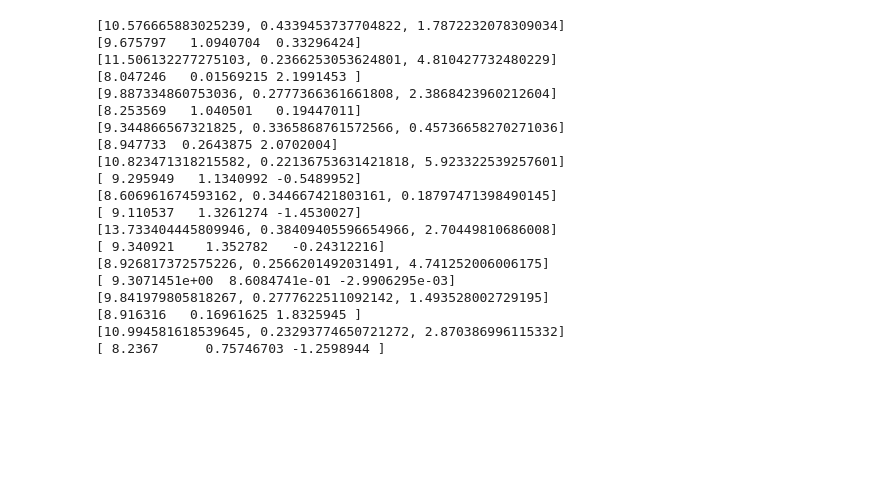
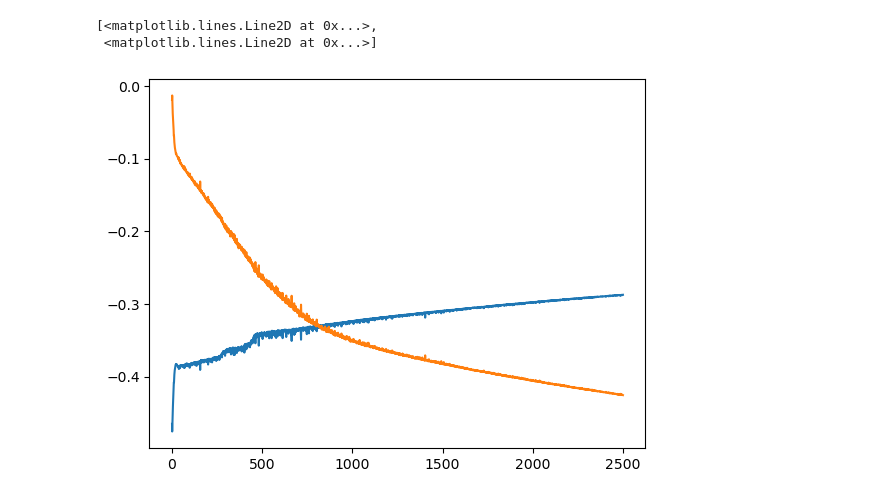
Before and after one commit to BeichenXu/MasProjectLISA, a Jupyter notebook: training.ipynb, the cells around one changed output. Drawn from its saved outputs; the diff is of its cells as text; code cells hidden in the pictures; blank space fills up the shorter version.

```diff
--- a/training.ipynb
+++ b/training.ipynb
@@ -17,8 +16,8 @@ device = torch.device("cuda" if torch.cuda.is_available() else "cpu")
 # %%
 dataset = []
 
-for i in range(100):
-    SG = Signal_Generator(num_sources=1, noise_amplitude=1)
+for i in range(16000):
+    SG = Signal_Generator(num_sources=1, noise_amplitude=0)
     signals = SG.generating_signal()
     params = SG.printing_parameters()
     signal = signals['Signal'].values
@@ -28,10 +27,10 @@ for i in range(100):
 
     dataset.append((signal_tensor, params_tensor))
 
-train_loader = utils.data.DataLoader(dataset, batch_size=4, shuffle=True)
+train_loader = utils.data.DataLoader(dataset, batch_size=128, shuffle=True)
 
-num_latent_variables = 10
-learning_rate = 0.0001
+num_latent_variables = 20
+learning_rate = 1e-5
 # %%
 class GAN():
     def __init__(self, dataset, num_latent_variables, lr):
@@ -114,7 +108,7 @@ g_loss_list = []
 d_loss_list = []
 
 num_epochs = 50
-num_discriminator = 30
+num_discriminator = 3
 num_generator = 3
 
 for epoch in range(num_epochs):
@@ -164,27 +140,6 @@ for i in range(10):
 
     print(params)
     print(generated_params)
-# %% [output]
-[10.576665883025239, 0.4339453737704822, 1.7872232078309034]
-[9.675797   1.0940704  0.33296424]
-[11.506132277275103, 0.2366253053624801, 4.810427732480229]
-[8.047246   0.01569215 2.1991453 ]
-[9.887334860753036, 0.2777366361661808, 2.3868423960212604]
-[8.253569   1.040501   0.19447011]
-[9.344866567321825, 0.3365868761572566, 0.45736658270271036]
-[8.947733  0.2643875 2.0702004]
-[10.823471318215582, 0.22136753631421818, 5.923322539257601]
-[ 9.295949   1.1340992 -0.5489952]
-[8.606961674593162, 0.344667421803161, 0.18797471398490145]
-[ 9.110537   1.3261274 -1.4530027]
-[13.733404445809946, 0.38409405596654966, 2.70449810686008]
-[ 9.340921    1.352782   -0.24312216]
-[8.926817372575226, 0.2566201492031491, 4.741252006006175]
-[ 9.3071451e+00  8.6084741e-01 -2.9906295e-03]
-[9.841979805818267, 0.2777622511092142, 1.493528002729195]
-[8.916316   0.16961625 1.8325945 ]
-[10.994581618539645, 0.23293774650721272, 2.870386996115332]
-[ 8.2367      0.75746703 -1.2598944 ]
 # %%
 class WGAN():
     def __init__(self, dataset, num_latent_variables, lr, weight_clip):
@@ -204,22 +159,24 @@ class WGAN():
     def wasserstein_loss(self, output_d, y):
         return torch.mean(output_d * y)
 
-    def train_generator(self, signal_tensor, z):
-        generated_params = self.generator(signal_tensor, z)
-        fake_output = self.discriminator(signal_tensor, generated_params)
+    def train_generator(self, signal_tensor, params_tensor, z):
+        fake_params = self.generator(signal_tensor, z)
+        fake_output = self.discriminator(signal_tensor, fake_params)
+        real_output = self.discriminator(signal_tensor, params_tensor)
         g_loss = -torch.mean(fake_output)
+        d_loss = -(torch.mean(real_output) - torch.mean(fake_output))
 
         self.optimizer_g.zero_grad()
         g_loss.backward()
         self.optimizer_g.step()
 
-        return g_loss.item()
+        return g_loss.item(), d_loss.item()
 
     def train_discriminator(self, signal_tensor, params_tensor, z):
-        fake_params = self.generator(signal_tensor, z).detach()
+        fake_params = self.generator(signal_tensor, z)
+        fake_output = self.discriminator(signal_tensor, fake_params)
         real_output = self.discriminator(signal_tensor, params_tensor)
-        fake_output = self.discriminator(signal_tensor, fake_params)
-
+        g_loss = -torch.mean(fake_output)
         d_loss = -(torch.mean(real_output) - torch.mean(fake_output))
 
         self.optimizer_d.zero_grad()
@@ -230,16 +187,21 @@ class WGAN():
         for p in self.discriminator.parameters():
             p.data.clamp_(-self.weight_clip, self.weight_clip)
 
-
-        return d_loss.item()
+        return g_loss.item(), d_loss.item()
 # %%
-wgan = WGAN(dataset, num_latent_variables=num_latent_variables, lr=learning_rate, weight_clip=0.01)
+wgan = WGAN(dataset, num_latent_variables=num_latent_variables, lr=learning_rate, weight_clip=0.1)
 
-d_loss_list = []
+loss_list = []
 # Train the GAN
-for i in range(200):
+for i in range(20):
     for _, (signal_tensor, params_tensor) in enumerate(train_loader):
         z = torch.randn(1, num_latent_variables, 1).to(device)
-        d_loss = wgan.train_discriminator(signal_tensor, params_tensor, z)
-        d_loss_list.append(d_loss)
+        loss = wgan.train_discriminator(signal_tensor, params_tensor, z)
+        loss_list.append(loss)
     #print(f"Epoch {i}, Discriminator loss: {d_loss}")
+
+plt.plot(loss_list)
+# %% [output]
+[<matplotlib.lines.Line2D at 0x...>,
+ <matplotlib.lines.Line2D at 0x...>]
+[figure, added]
```
Also changed, not shown: parts of 16 cells of this notebook, 4 other files.
